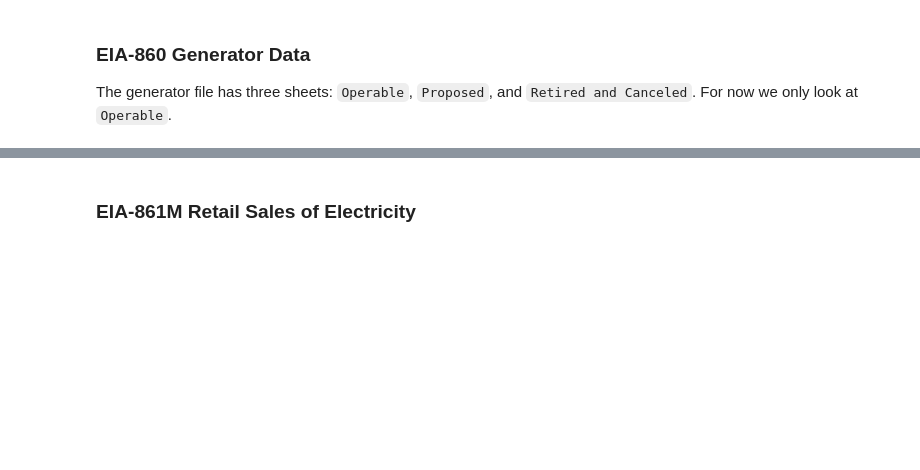
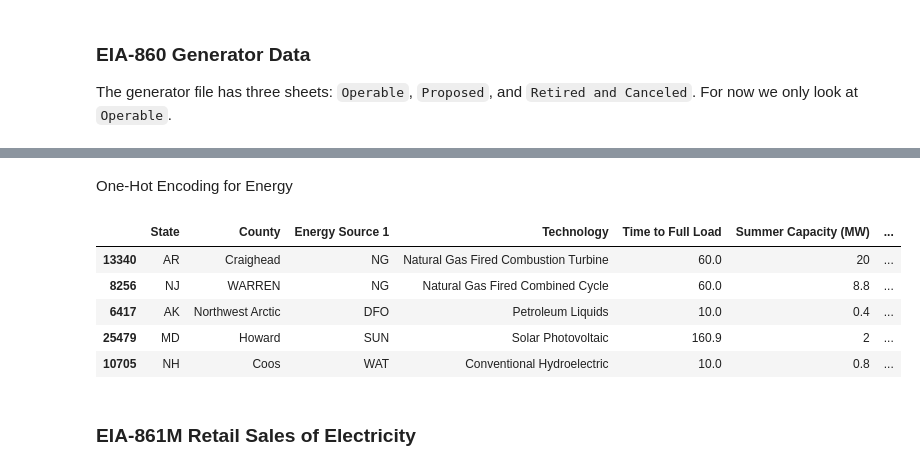
Before and after one commit to matthewchess/siads696, a Jupyter notebook: 02-data-cleaning.ipynb, the cells around one changed output, grey strips where cells are left out. Saved outputs shown, nothing was run; the diff lists cells and outputs as text; code cells hidden in the pictures; blank space fills up the shorter version.

```diff
--- a/02-data-cleaning.ipynb
+++ b/02-data-cleaning.ipynb
@@ -729,3 +770,35 @@ generators.describe(include="all").T
+# %%
+def time_in_min(stringval):
+    val = str(stringval).lower().strip()
+    # Match digits versus text
+    regex = re.match(r"(\d+)(\s*[a-z]+)", val)
+    if not regex:
+        return None
+
+    if regex.group(2) in ['m']:
+        return int(regex.group(1))
+    elif regex.group(2) in ['h']:
+        return int(regex.group(1))*60
+    else:
+        return None
+# %%
+generator_features_full['Time to Full Load'] = generator_features_full['Time to Full Load'].apply(time_in_min)
+# %%
+generator_features_full.describe()
+generator_features_full['Time to Full Load'] = generator_features_full['Time to Full Load'].fillna(generator_features_full['Time to Full Load'].mean().round(1))
+# %% [markdown]
+One-Hot Encoding for Energy
+# %%
+one_hot_energy = pd.get_dummies(generator_features_full['Energy Source 1'])
+generator_features_full = generator_features_full.join(one_hot_energy)
+generator_features_full.sample(5)
+# %% [output]
+|  | State | County | Energy Source 1 | Technology | Time to Full Load | Summer Capacity (MW) | ... |
+| 13340 | AR | Craighead | NG | Natural Gas Fired Combustion Turbine | 60.0 | 20 | ... |
+| 8256 | NJ | WARREN | NG | Natural Gas Fired Combined Cycle | 60.0 | 8.8 | ... |
+| 6417 | AK | Northwest Arctic | DFO | Petroleum Liquids | 10.0 | 0.4 | ... |
+| 25479 | MD | Howard | SUN | Solar Photovoltaic | 160.9 | 2 | ... |
+| 10705 | NH | Coos | WAT | Conventional Hydroelectric | 10.0 | 0.8 | ... |
 # %% [markdown]
 ### EIA-861M Retail Sales of Electricity
 # %%
```
Also changed, not shown: parts of 26 cells of this notebook.
